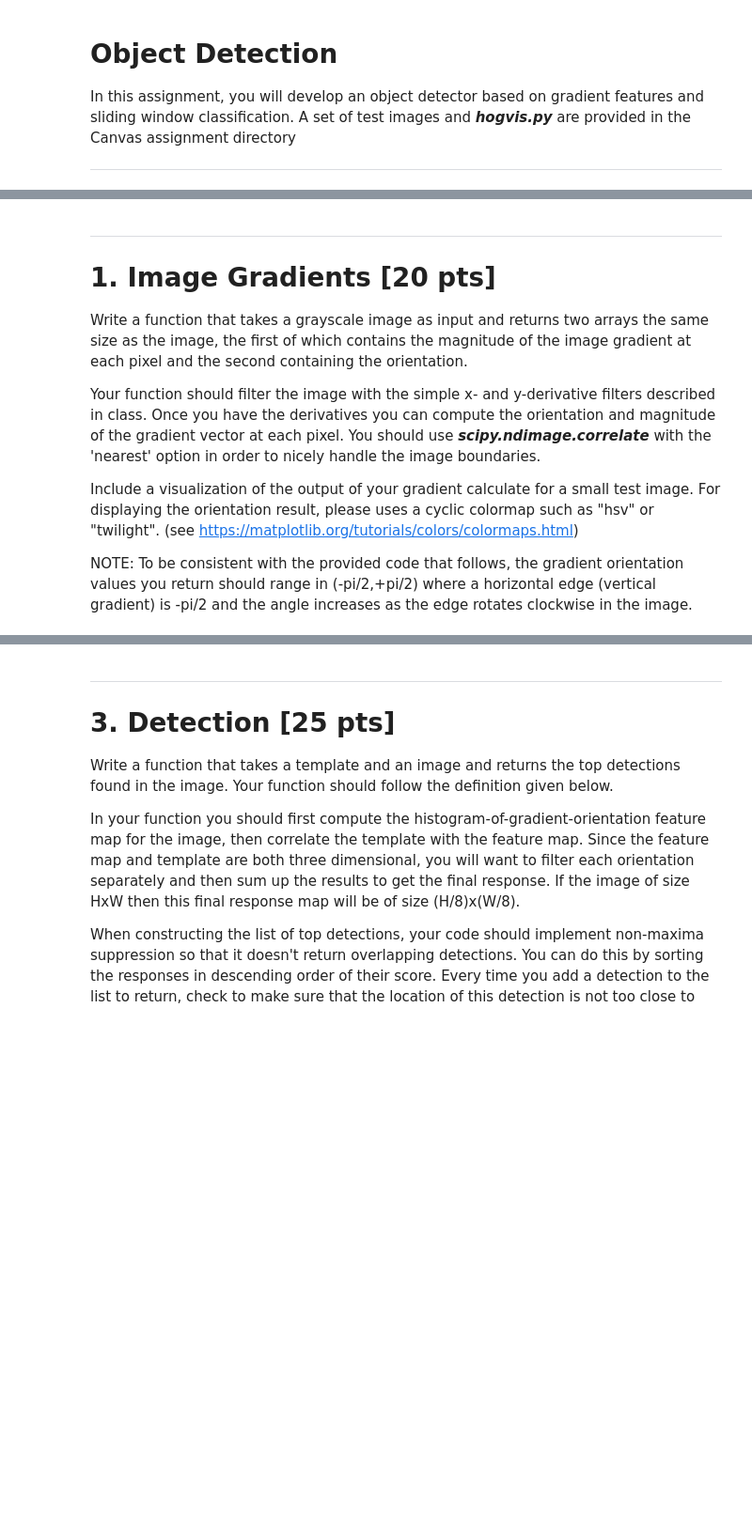
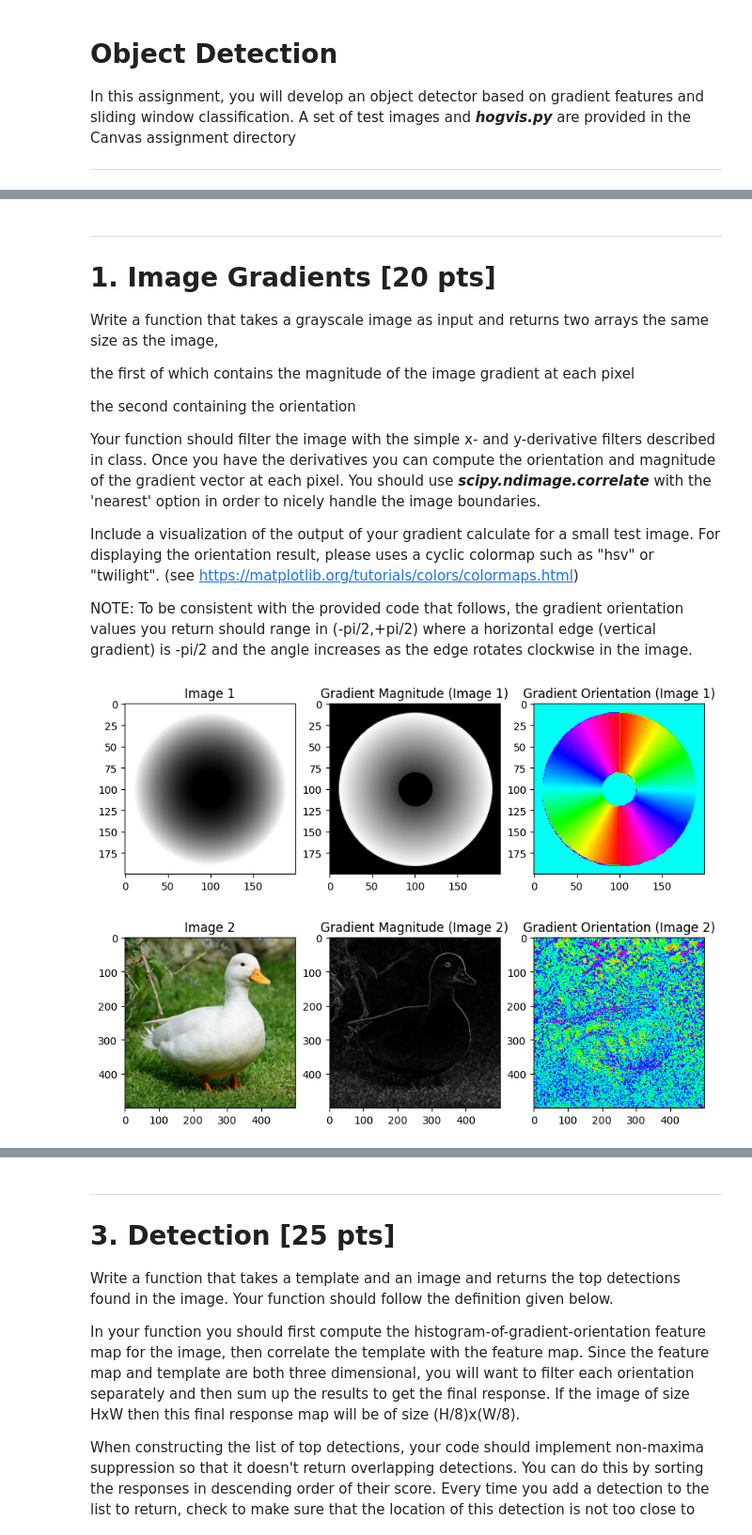
Before and after one commit to shengyuan-lu/Object-Detection, a Jupyter notebook: 4_detection.ipynb, the cells around one changed output, grey strips where cells are left out. Shown at 94% size. Cells and saved outputs as stored; diff of their text form; code cells hidden in the pictures; blank space fills up the shorter version.

```diff
--- a/4_detection.ipynb
+++ b/4_detection.ipynb
@@ -20,7 +25,11 @@ import matplotlib.pyplot as plt
 ---
 # 1. Image Gradients [20 pts]
 
-Write a function that takes a grayscale image as input and returns two arrays the same size as the image, the first of which contains the magnitude of the image gradient at each pixel and the second containing the orientation.
+Write a function that takes a grayscale image as input and returns two arrays the same size as the image,
+
+the first of which contains the magnitude of the image gradient at each pixel
+
+the second containing the orientation
 
 Your function should filter the image with the simple x- and y-derivative filters described in class. Once you have the derivatives you can compute the orientation and magnitude of the gradient vector at each pixel. You should use  ***scipy.ndimage.correlate*** with the 'nearest' option in order to nicely handle the image boundaries.
 
@@ -80,3 +83,42 @@ image = ...
+# %%
+#
+# Demonstrate your mygradient function here by loading in a grayscale
+# image, calling mygradient, and visualizing the resulting magnitude
+# and orientation images. For visualizing orientation image, I suggest
+# using the hsv or twilight colormap.
+#
+
+# Test Image
+[yy,xx] = np.mgrid[-100:100, -100:100]
+testimage = np.minimum(np.maximum(np.array(xx*xx+yy*yy,dtype=float),400),8100)
+
+(mag, ori) = mygradient(testimage)
+
+fig, axes = plt.subplots(1, 3, figsize=(10, 15))
+axes[0].imshow(testimage, cmap=plt.cm.gray)
+axes[0].set_title('Image 1')
+axes[1].imshow(mag, cmap=plt.cm.gray)
+axes[1].set_title('Gradient Magnitude (Image 1)')
+axes[2].imshow(ori, cmap=plt.cm.hsv)
+axes[2].set_title('Gradient Orientation (Image 1)')
+plt.show()
+
+# My Image
+image = plt.imread('images/duck.jpg')
+
+(mag, ori) = mygradient(image)
+
+fig, axes = plt.subplots(1, 3, figsize=(10, 15))
+axes[0].imshow(image, cmap=plt.cm.gray)
+axes[0].set_title('Image 2')
+axes[1].imshow(mag, cmap=plt.cm.gray)
+axes[1].set_title('Gradient Magnitude (Image 2)')
+axes[2].imshow(ori, cmap=plt.cm.hsv)
+axes[2].set_title('Gradient Orientation (Image 2)')
+plt.show()
+# %% [output]
+[figure, added]
+[figure, added]
 # %% [markdown]
 ---
 
```
Also changed, not shown: parts of 9 cells of this notebook, 2 other files.
